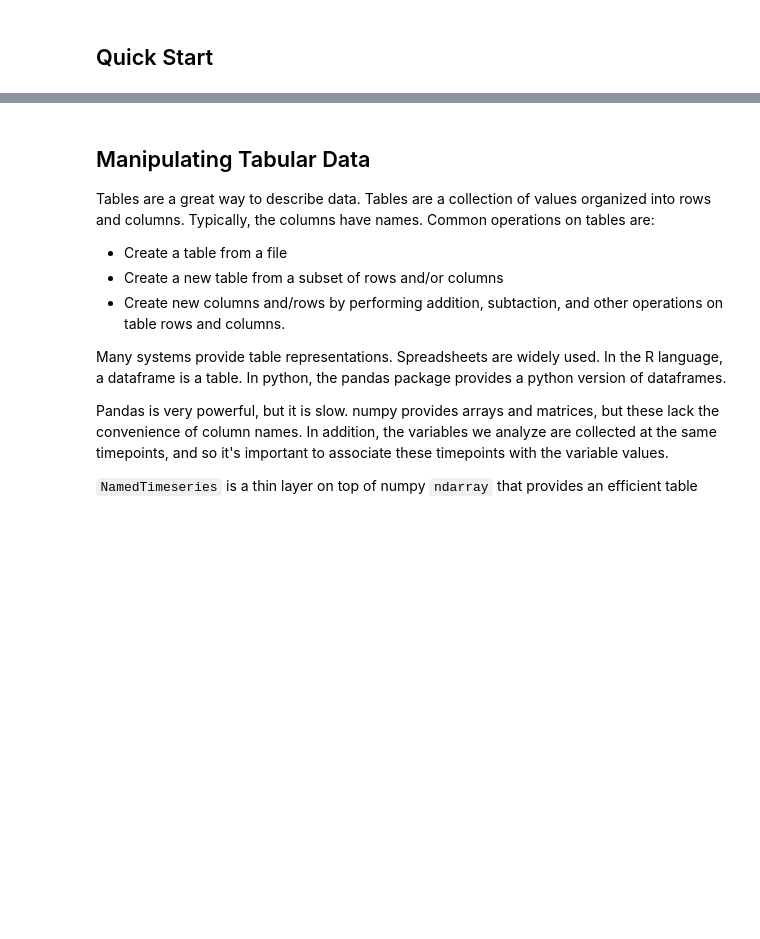
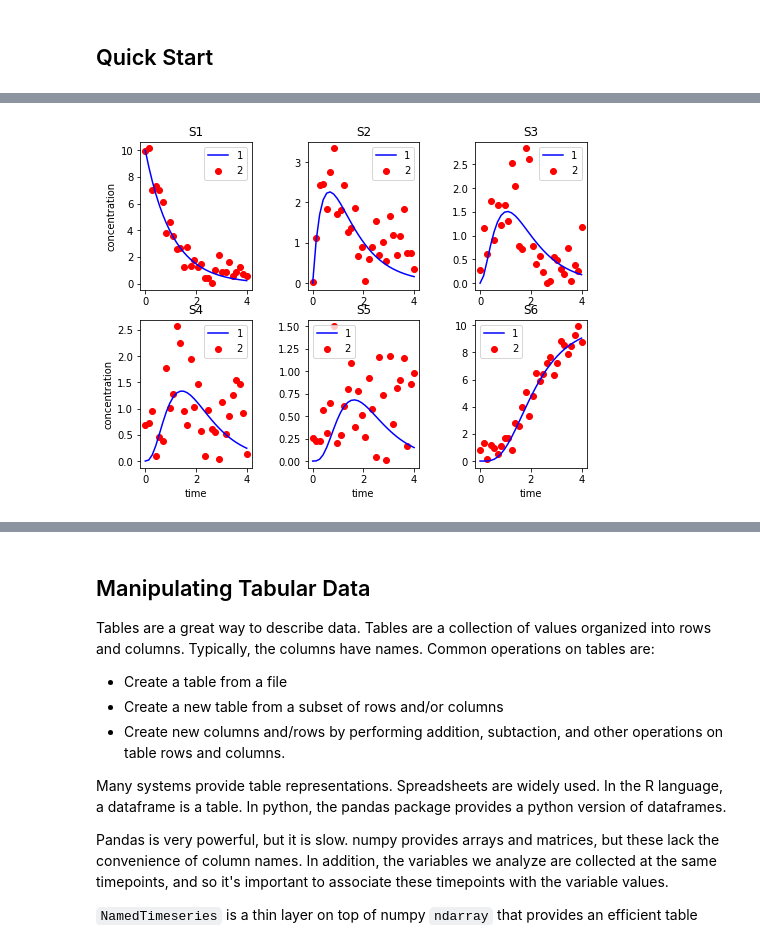
Before and after one commit to sys-bio/teUtils, a Jupyter notebook: teUtils/notebooks/Tutorial on Utilities for Model Fitting.ipynb, the cells around one changed output, grey strips where cells are left out. Cells and saved outputs as stored; diff of their text form; code cells hidden in the pictures; blank space fills up the shorter version.

```diff
--- a/teUtils/notebooks/Tutorial on Utilities for Model Fitting.ipynb
+++ b/teUtils/notebooks/Tutorial on Utilities for Model Fitting.ipynb
@@ -24,0 +40,4 @@ sys.path.extend([teutils, teutils_teutils])
+# %%
+# Fit parameters to ts1
+fitter = ModelFitter(ANTIMONY_MODEL, "tst_data.txt", ["k1", "k2", "k3", "k4", "k5"])
+fitter.fitModel()
@@ -24,0 +65,5 @@ sys.path.extend([teutils, teutils_teutils])
+# %%
+# Plot the fitl
+fitter.plotFit(num_row=2, num_col=3)
+# %% [output]
+[figure, added]
```
Also changed, not shown: parts of 14 cells of this notebook.
